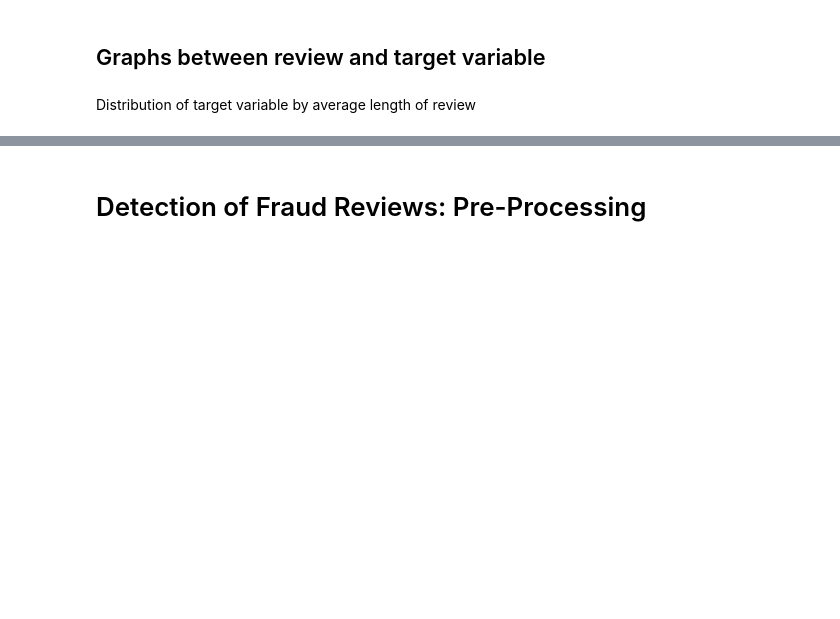
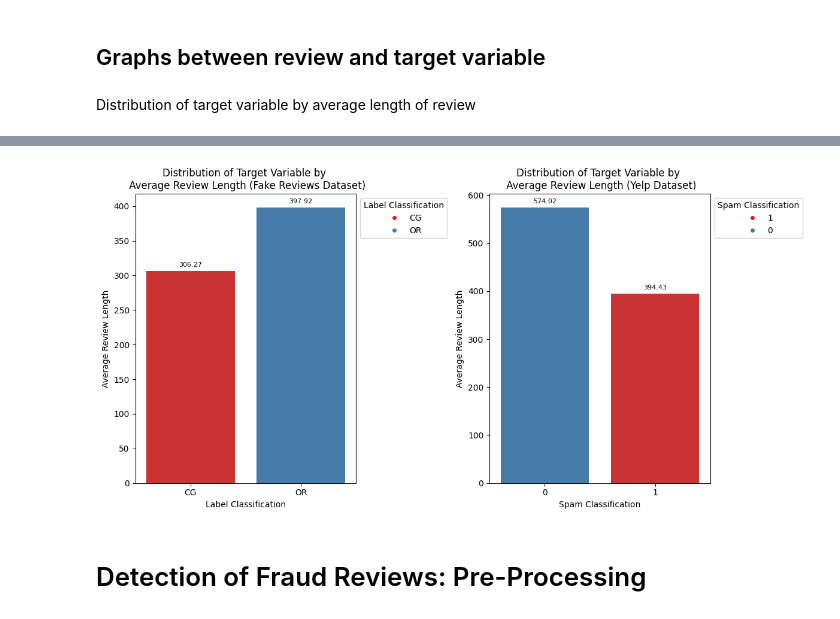
Before and after one commit to hiimss/Fake-Reviews-Detection, a Jupyter notebook: ShanShan_notebooks/data_eda_and_preprocessing.ipynb, the cells around one changed output, grey strips where cells are left out. Saved outputs shown, nothing was run; the diff lists cells and outputs as text; code cells hidden in the pictures; blank space fills up the shorter version.

```diff
--- a/ShanShan_notebooks/data_eda_and_preprocessing.ipynb
+++ b/ShanShan_notebooks/data_eda_and_preprocessing.ipynb
@@ -19,7 +19,7 @@ from sklearn.metrics import accuracy_score, precision_score, recall_score, f1_sc
 ### Fake Reviews dataset
 # %%
 # Path to your CSV file
-fake_reviews_path = '/Users/ShanShan/Fake-Reviews-Detection/Dataset/fake reviews dataset.csv'
+fake_reviews_path = r'C:\Users\LeeShan\Fake-Reviews-Detection\Dataset\fake reviews dataset.csv'
 
 # Read the CSV file
 fake_reviews_df = pd.read_csv(fake_reviews_path)
@@ -59,7 +59,7 @@ fake_reviews_df.head()
 ### Yelp dataset
 # %%
 # Path to your Excel file
-yelp_path = '/Users/ShanShan/Fake-Reviews-Detection/Dataset/Yelp Labelled Review Dataset with Sentiments and Features.xlsx'
+yelp_path = r'C:\Users\LeeShan\Fake-Reviews-Detection\Dataset\Yelp Labelled Review Dataset with Sentiments and Features.xlsx'
 
 # Read the Excel file
 yelp_df = pd.read_excel(yelp_path, engine='openpyxl')
@@ -945,2 +902,68 @@ for the Review column in yelp_df and text_ column in fake_reviews_df, calculate
+# %%
+# Calculate the length of each review in the fake_reviews_df dataset
+fake_reviews_df['review_length'] = fake_reviews_df['text_'].apply(len)
+
+# Calculate the average length of the review grouped by the label
+average_review_length_fake = fake_reviews_df.groupby('label')['review_length'].mean().reset_index()
+
+# Ensure 'text_' and 'Review' columns contain strings
+yelp_df['Review_new'] = yelp_df['Review'].astype(str)
+# Calculate the length of each review in the yelp_df dataset
+yelp_df['review_length'] = yelp_df['Review_new'].apply(len)
+
+# Calculate the average length of the review grouped by the Spam(1) column
+average_review_length_yelp = yelp_df.groupby('Spam(1) and Not Spam(0)')['review_length'].mean().reset_index()
+# %%
+# Plotting average review length by label for both datasets
+plt.figure(figsize=(12, 6))
+
+# Fake Reviews dataset
+ax_fake_reviews = plt.subplot(1, 2, 1)
+sns.barplot(x='label', y='review_length', data=average_review_length_fake, palette=label_color_map_fake_reviews, hue='label', dodge=False, ax=ax_fake_reviews)
+plt.title('Distribution of Target Variable by \n Average Review Length (Fake Reviews Dataset)')
+plt.xlabel('Label Classification')
+plt.ylabel('Average Review Length')
+
+# Add numbers on top of the bars for Fake Reviews dataset
+for p in ax_fake_reviews.patches:
+    height = p.get_height()
+    if height > 0:  # Only annotate if height is greater than zero
+        ax_fake_reviews.annotate(f'{format(height, ".2f")}',
+                                 (p.get_x() + p.get_width() / 2., height),
+                                 ha='center', va='baseline',
+                                 fontsize=8, color='black', xytext=(0, 5),
+                                 textcoords='offset points')
+
+# Manually create legend for Fake Reviews dataset
+unique_labels_fake_reviews = fake_reviews_df['label'].unique()
+handles_fake_reviews = [plt.Line2D([0], [0], marker='o', color='w', label=label, markerfacecolor=label_color_map_fake_reviews[label]) for label in unique_labels_fake_reviews]
+plt.legend(handles=handles_fake_reviews, title='Label Classification', loc='upper left', bbox_to_anchor=(1, 1))
+
+# Yelp dataset
+ax_yelp_reviews = plt.subplot(1, 2, 2)
+sns.barplot(x='Spam(1) and Not Spam(0)', y='review_length', data=average_review_length_yelp, palette=label_color_map_yelp, hue='Spam(1) and Not Spam(0)', dodge=False, ax=ax_yelp_reviews)
+plt.title('Distribution of Target Variable by \n Average Review Length (Yelp Dataset)')
+plt.xlabel('Spam Classification')
+plt.ylabel('Average Review Length')
+
+# Add numbers on top of the bars for Yelp dataset
+for p in ax_yelp_reviews.patches:
+    height = p.get_height()
+    if height > 0:  # Only annotate if height is greater than zero
+        ax_yelp_reviews.annotate(f'{format(height, ".2f")}',
+                                 (p.get_x() + p.get_width() / 2., height),
+                                 ha='center', va='baseline',
+                                 fontsize=8, color='black', xytext=(0, 5),
+                                 textcoords='offset points')
+
+# Manually create legend for Yelp dataset
+unique_labels_yelp_reviews = yelp_df['Spam(1) and Not Spam(0)'].unique()
+handles_yelp_reviews = [plt.Line2D([0], [0], marker='o', color='w', label=label, markerfacecolor=label_color_map_yelp[label]) for label in unique_labels_yelp_reviews]
+plt.legend(handles=handles_yelp_reviews, title='Spam Classification', loc='upper left', bbox_to_anchor=(1, 1))
+
+plt.tight_layout()
+plt.show()
+# %% [output]
+[figure, added]
 # %% [markdown]
 # Detection of Fraud Reviews: Pre-Processing
```
Also changed, not shown: parts of 3 cells of this notebook.
